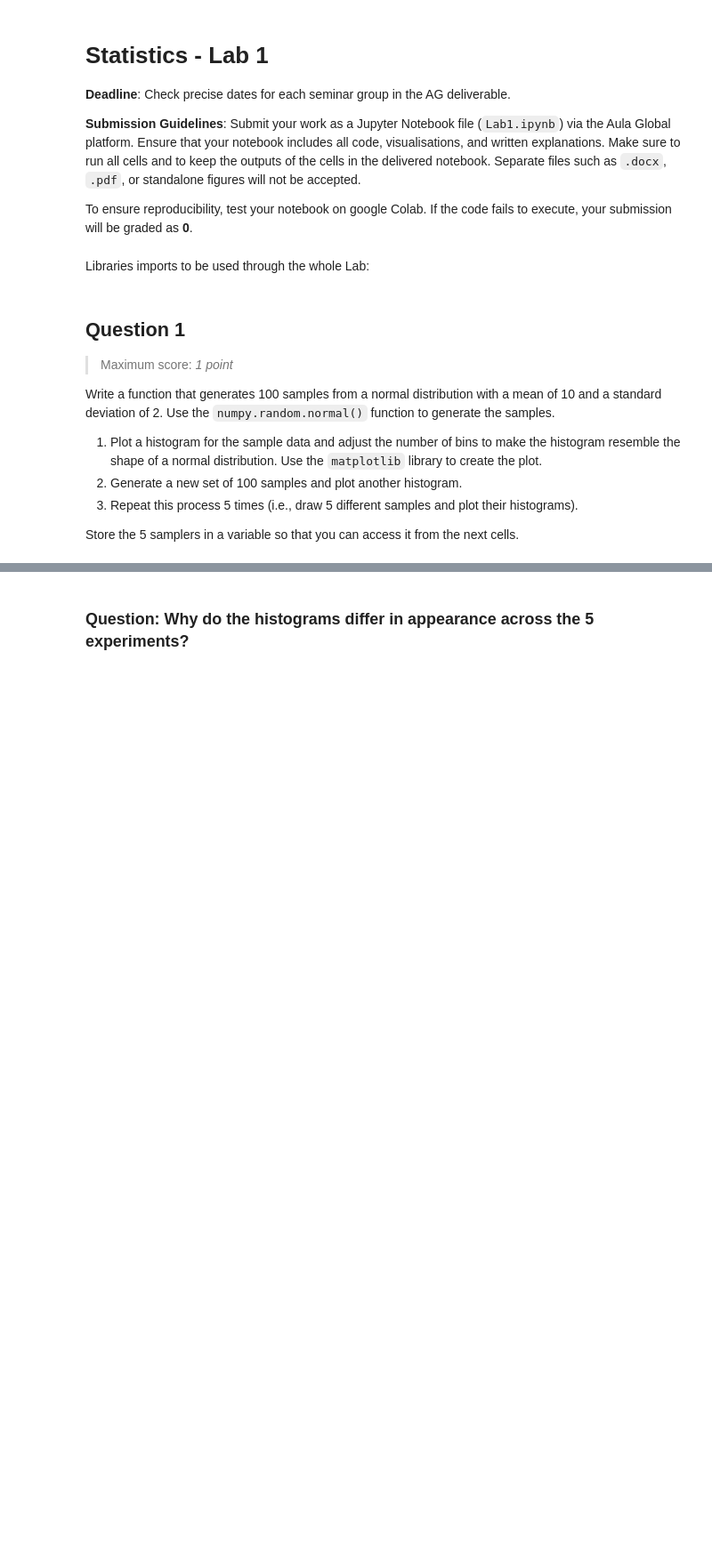
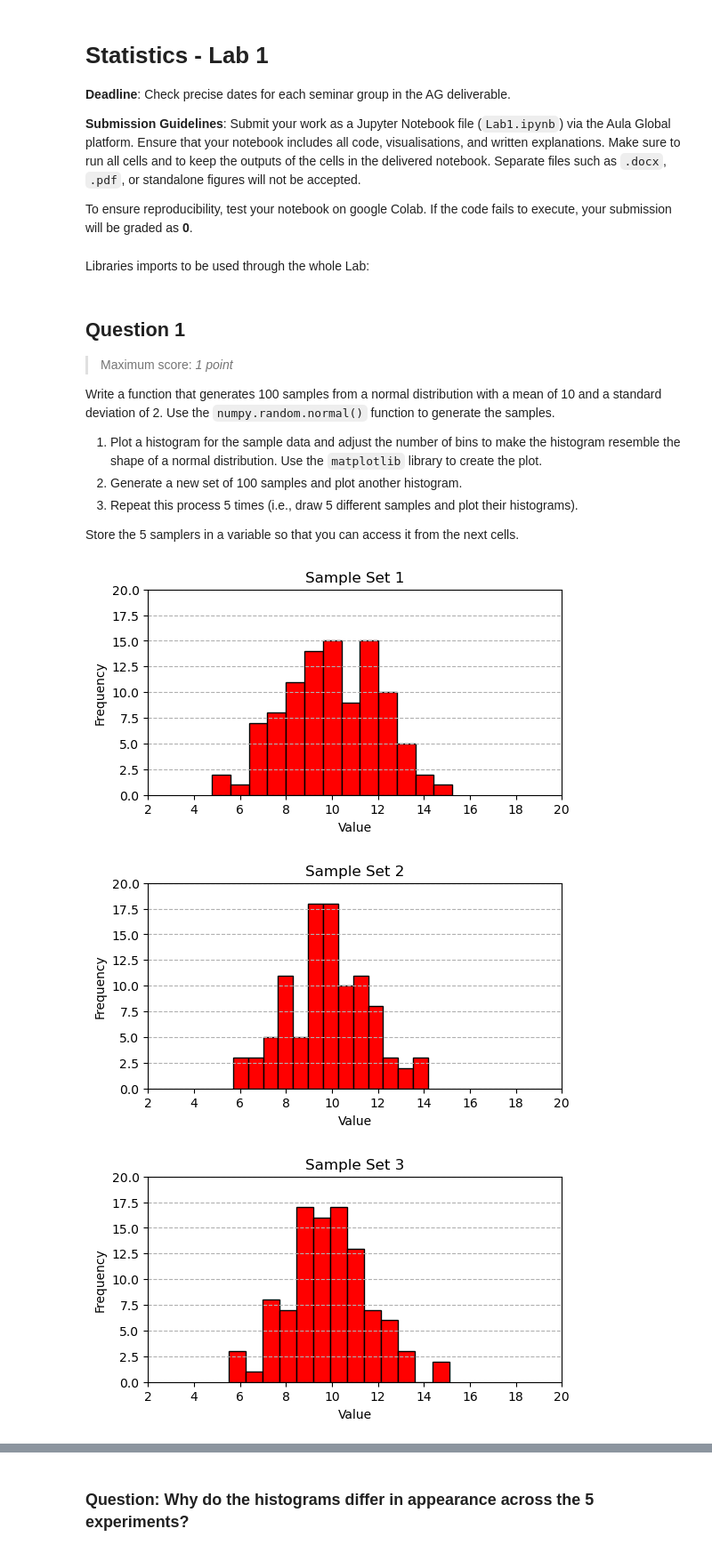
Before and after one commit to Jowi611/Statistics_PG10, a Jupyter notebook: Lab1.ipynb, the cells around one changed output, grey strips where cells are left out. Shown at 89% size. Cells and saved outputs as stored; diff of their text form; code cells hidden in the pictures; blank space fills up the shorter version.

```diff
--- a/Lab1.ipynb
+++ b/Lab1.ipynb
@@ -25,3 +25,29 @@ Write a function that generates 100 samples from a normal distribution with a me
 3. Repeat this process 5 times (i.e., draw 5 different samples and plot their histograms).
 
 Store the 5 samplers in a variable so that you can access it from the next cells.
+# %%
+import numpy
+
+def random_samples (mean =10, stdev=2, n=100):
+    return numpy.random.normal(mean, stdev, n)
+
+
+samples = [];
+
+for i in range (5):
+    current = random_samples()
+    samples.append(current)
+
+    plt.figure(figsize=(6, 3))
+    plt.hist(current, bins=13, color='red', edgecolor='black')
+    plt.title(f"Sample Set {i+1}")
+    plt.xlabel("Value")
+    plt.xticks([2,4,6,8,10,12,14,16,18,20])
+    plt.ylabel("Frequency")
+    plt.yticks([0, 2.5, 5, 7.5, 10, 12.5, 15, 17.5, 20])
+    plt.grid(axis='y', linestyle='--')
+    plt.show()
+# %% [output]
+[figure, added]
+[figure, added]
+[figure, added]
```
Also changed, not shown: parts of 18 cells of this notebook.
